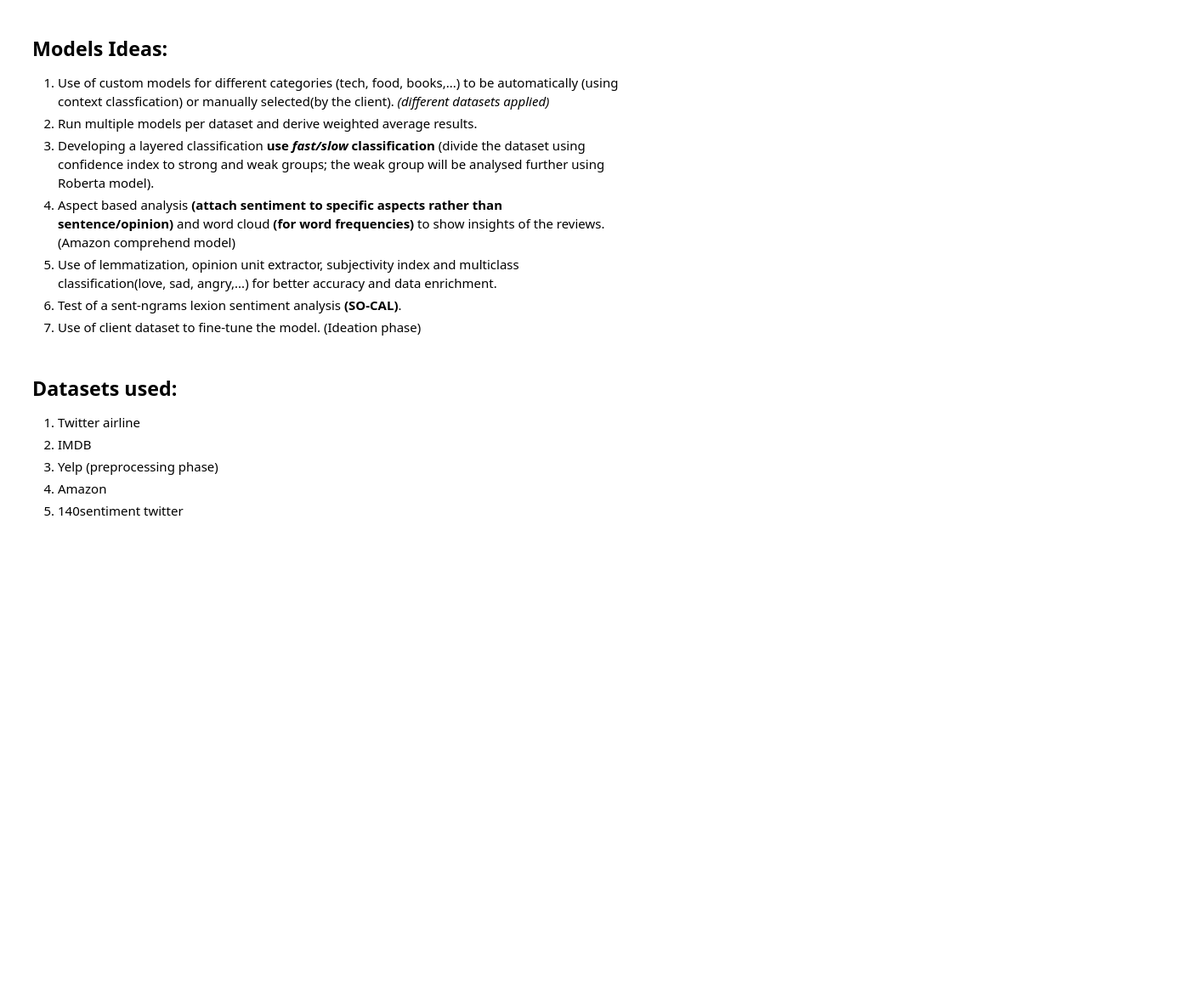
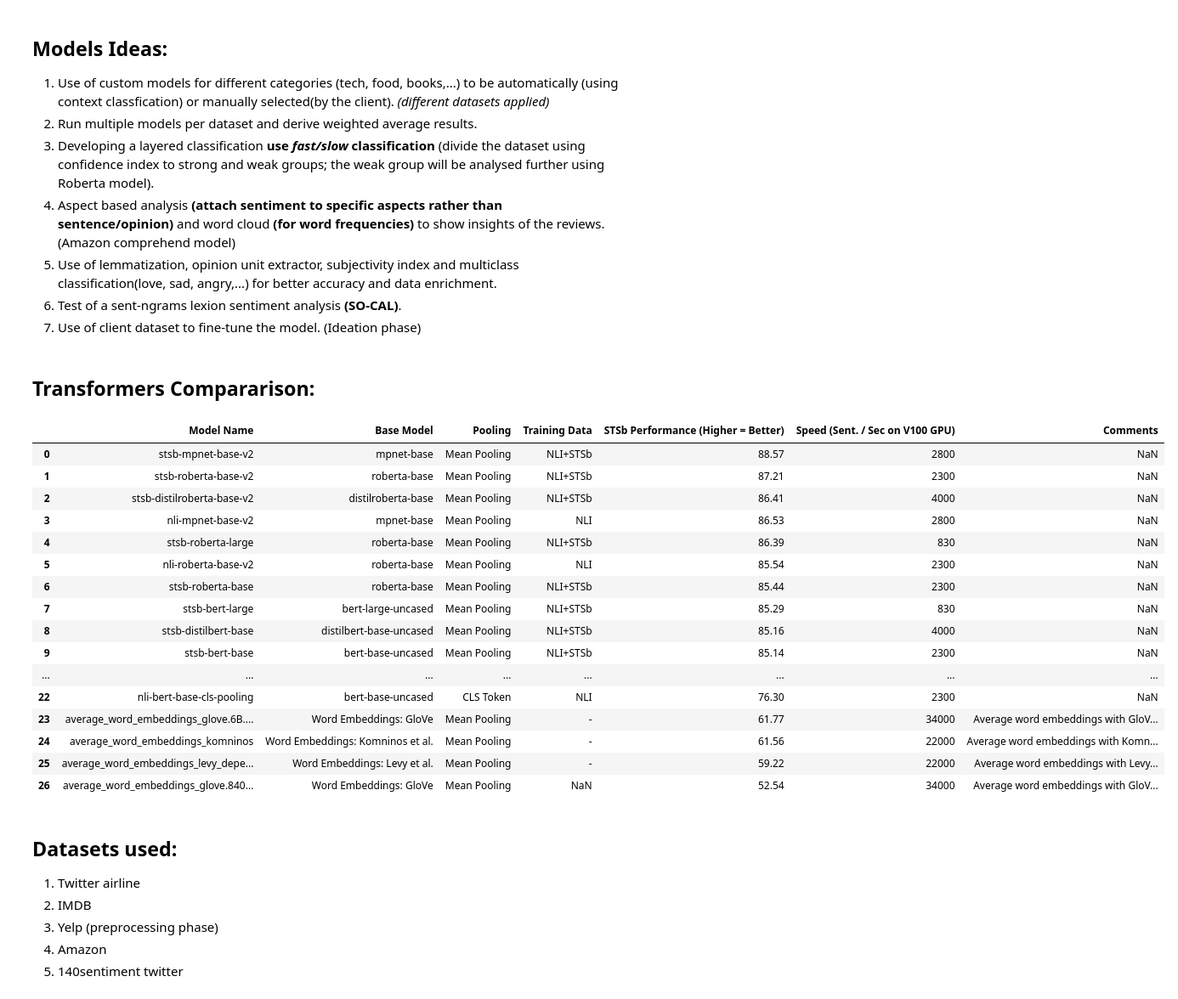
Before and after one commit to yahias21/Extensive_analysis_on_NLP_models_for_sentiment_analysis_in_business_applications, a Jupyter notebook: top_semanticMiner.ipynb, the cells around one changed output. Shown at 85% size. Cells and saved outputs as stored; diff of their text form; code cells hidden in the pictures; blank space fills up the shorter version.

```diff
--- a/top_semanticMiner.ipynb
+++ b/top_semanticMiner.ipynb
@@ -9,6 +11,28 @@
 5. Use of lemmatization, opinion unit extractor, subjectivity index and multiclass classification(love, sad, angry,...) for better accuracy and data enrichment.
 6. Test of a sent-ngrams lexion sentiment analysis **(SO-CAL)**.
 7. Use of client dataset to fine-tune the model. (Ideation phase)
+# %% [markdown]
+## Transformers Compararison:
+# %%
+df
+# %% [output]
+|  | Model Name | Base Model | Pooling | Training Data | STSb Performance (Higher = Better) | Speed (Sent. / Sec on V100 GPU) | Comments |
+| 0 | stsb-mpnet-base-v2 | mpnet-base | Mean Pooling | NLI+STSb | 88.57 | 2800 | NaN |
+| 1 | stsb-roberta-base-v2 | roberta-base | Mean Pooling | NLI+STSb | 87.21 | 2300 | NaN |
+| 2 | stsb-distilroberta-base-v2 | distilroberta-base | Mean Pooling | NLI+STSb | 86.41 | 4000 | NaN |
+| 3 | nli-mpnet-base-v2 | mpnet-base | Mean Pooling | NLI | 86.53 | 2800 | NaN |
+| 4 | stsb-roberta-large | roberta-base | Mean Pooling | NLI+STSb | 86.39 | 830 | NaN |
+| 5 | nli-roberta-base-v2 | roberta-base | Mean Pooling | NLI | 85.54 | 2300 | NaN |
+| 6 | stsb-roberta-base | roberta-base | Mean Pooling | NLI+STSb | 85.44 | 2300 | NaN |
+| 7 | stsb-bert-large | bert-large-uncased | Mean Pooling | NLI+STSb | 85.29 | 830 | NaN |
+| 8 | stsb-distilbert-base | distilbert-base-uncased | Mean Pooling | NLI+STSb | 85.16 | 4000 | NaN |
+| 9 | stsb-bert-base | bert-base-uncased | Mean Pooling | NLI+STSb | 85.14 | 2300 | NaN |
+| ... | ... | ... | ... | ... | ... | ... | ... |
+| 22 | nli-bert-base-cls-pooling | bert-base-uncased | CLS Token | NLI | 76.30 | 2300 | NaN |
+| 23 | average_word_embeddings_glove.6B.... | Word Embeddings: GloVe | Mean Pooling | - | 61.77 | 34000 | Average word embeddings with GloV... |
+| 24 | average_word_embeddings_komninos | Word Embeddings: Komninos et al. | Mean Pooling | - | 61.56 | 22000 | Average word embeddings with Komn... |
+| 25 | average_word_embeddings_levy_depe... | Word Embeddings: Levy et al. | Mean Pooling | - | 59.22 | 22000 | Average word embeddings with Levy... |
+| 26 | average_word_embeddings_glove.840... | Word Embeddings: GloVe | Mean Pooling | NaN | 52.54 | 34000 | Average word embeddings with GloV... |
 # %% [markdown]
 ## Datasets used:
 1. Twitter airline
```
Also changed, not shown: parts of 10 cells of this notebook.
